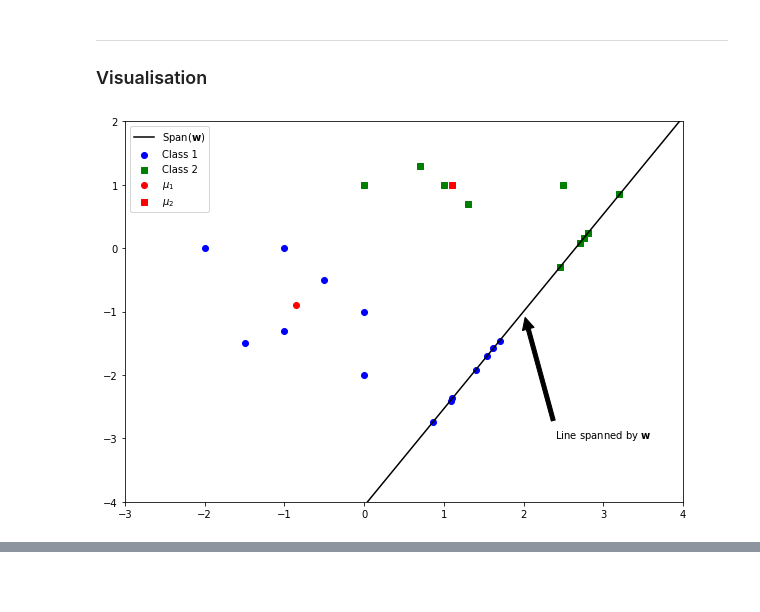
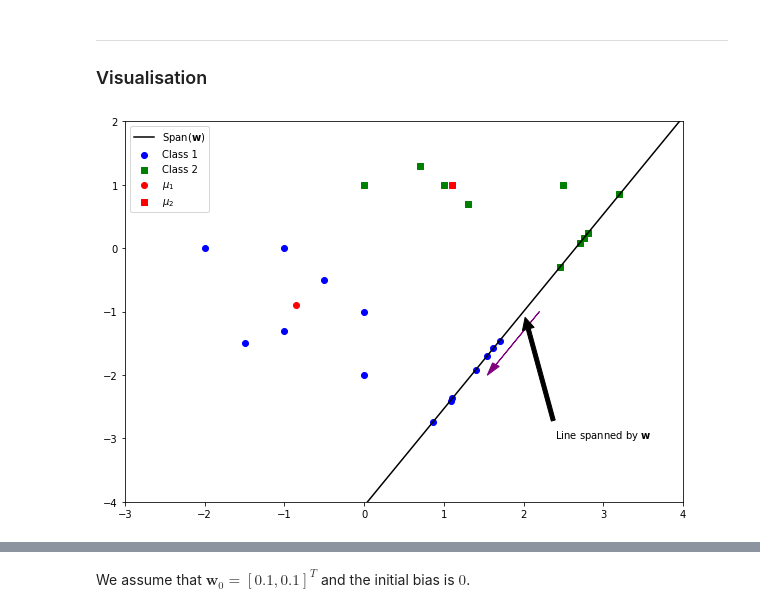
Before and after one commit to sheikhomar/opan, a Jupyter notebook: hw20.ipynb, the cells around one changed output, grey strips where cells are left out. Cells and saved outputs as stored; diff of their text form; code cells hidden in the pictures; blank space fills up the shorter version.

```diff
--- a/hw20.ipynb
+++ b/hw20.ipynb
@@ -230,35 +243,35 @@ ax.scatter(m2[0], m2[1], color='r', marker='s', label='$\mu_2$')
 
 w_origin = [2, -1]
 
 w_coords = np.arange(-5, 5, 0.1)
 x1_coords = w_coords * w[0] + w_origin[0]
 x2_coords = w_coords * w[1] + w_origin[1]
 ax.plot(x1_coords, x2_coords, color='black', label='Span($\mathbf{w}$)')
 
 c1_projections = np.dot(w.T, c1)
 c1_x1_coords = c1_projections * w[0] + w_origin[0]
 c1_x2_coords = c1_projections * w[1] + w_origin[1]
 ax.scatter(c1_x1_coords, c1_x2_coords, color='b', marker='o')
 
 
 c2_projections = np.dot(w.T, c2)
 c2_x1_coords = c2_projections * w[0] + w_origin[0]
 c2_x2_coords = c2_projections * w[1] + w_origin[1]
 ax.scatter(c2_x1_coords, c2_x2_coords, color='g', marker='s')
 
 
-#ax.arrow(w_origin[0]+0.2, w_origin[1], w[0], w[1], color='purple', head_width=0.1, head_length=0.2)
+ax.arrow(w_origin[0]+0.2, w_origin[1], w[0], w[1], color='purple', head_width=0.1, head_length=0.2)
 
 ax.annotate('Line spanned by $\mathbf{w}$', xy=(2, -1), xytext=(2.4, -3),
             arrowprops=dict(facecolor='black', shrink=0.05),
             )
 
 ax.set_xlim((-3, 4))
 ax.set_ylim((-4, 2))
 
 ax.legend();
 # %% [output]
-[figure, old version]
+[figure, new version]
 # %% [markdown]
 ---
 ## Exercise 4.4
@@ -266,3 +279,5 @@ ax.legend();
 <img src="figures/homework-20/exercise-4.4a.png" width="600" />
 # %% [markdown]
 <img src="figures/homework-20/exercise-4.4b.png" width="600" />
+# %% [markdown]
+We assume that $\mathbf{w}_0 = [0.1, 0.1]^T$ and the initial bias is $0$.
```
Also changed, not shown: parts of 6 cells of this notebook, 1 other file.
